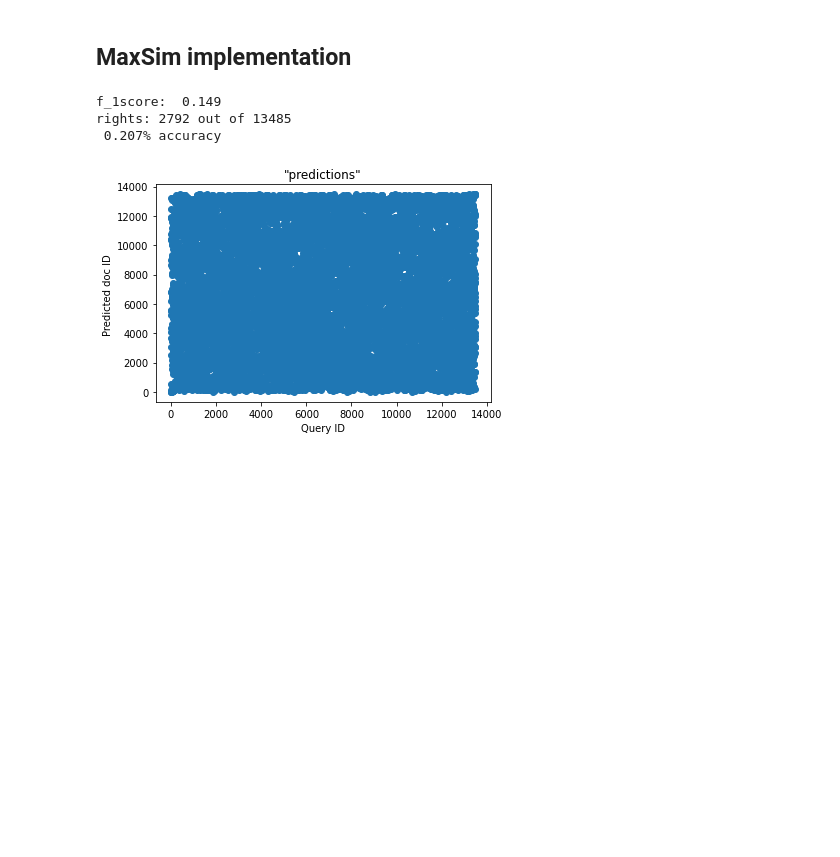
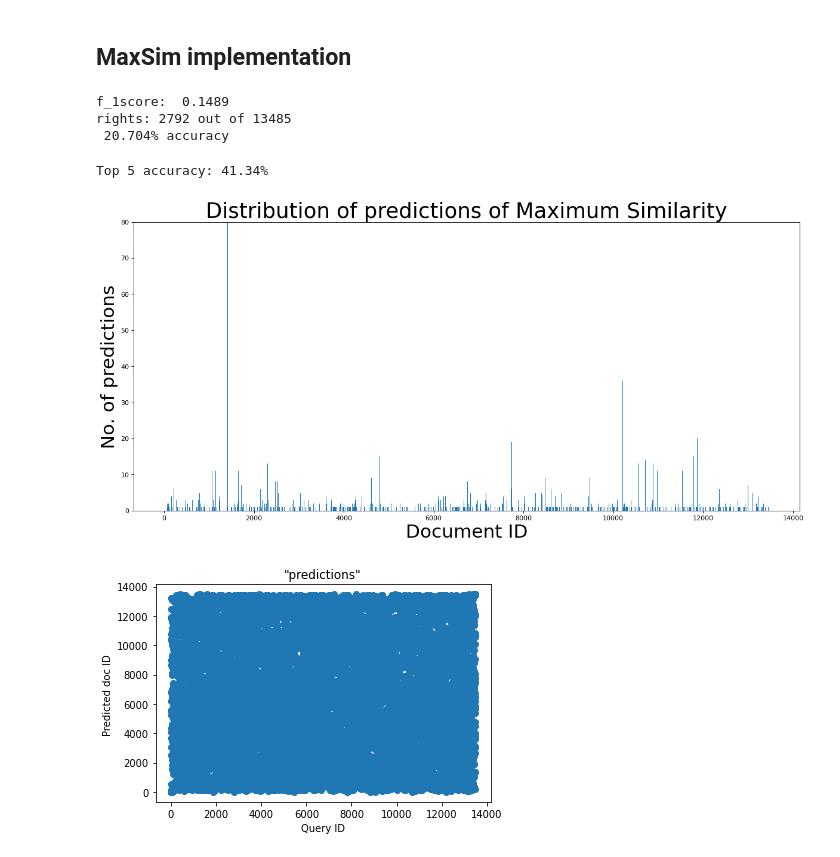
Before and after one commit to MartinBA741/SkillsColBERT, a Jupyter notebook: predict_colbert_XLM.ipynb, the cells around one changed output. Saved outputs shown, nothing was run; the diff lists cells and outputs as text; code cells hidden in the pictures; blank space fills up the shorter version.

```diff
--- a/predict_colbert_XLM.ipynb
+++ b/predict_colbert_XLM.ipynb
@@ -165,29 +180,47 @@ y_true = q_IDs
 y_pred = most_similar_docID
 
 # Calculate and display f1-score
-print('f_1score: ', round(f1_score(y_true, y_pred, average='weighted'),3))
+print('f_1score: ', round(f1_score(y_true, y_pred, average='weighted'),4))
 
 # Calculate correct and wrong predictions
 rights = sum(np.array(y_true) == np.array(y_pred))
 wrongs = sum(np.array(y_true) != np.array(y_pred))
 
 # Calculate and display accuracy score
-print(f'rights: {rights} out of {rights+wrongs} \n {np.round(rights/(rights+wrongs),3)}% accuracy')
+print(f'rights: {rights} out of {rights+wrongs} \n {np.round(rights/(rights+wrongs)*100,3)}% accuracy')
 # %% [output]
-f_1score:  0.149
+f_1score:  0.1489
 rights: 2792 out of 13485
- 0.207% accuracy
+ 20.704% accuracy
+# %%
+# In top k
+k=5
+
+# Similarity calculation
+mm = torch.matmul(q_outputs, torch.t(d_outputs))
+
+# find to k most similar
+maxSim, maks_idx = torch.topk(mm, k, largest=True)
+
+top_k_acc = accuracy_top_k(Q=q_outputs, pred_idx=maks_idx)
+
+print(f'Top {k} accuracy: {np.round(top_k_acc*100,2)}%' )
+# %% [output]
+Top 5 accuracy: 41.34%
 # %%
 # Distribution of "predictions"
-plt.figure(figsize=(16, 12), dpi=80)
+plt.figure(figsize=(18, 8), dpi=80)
 plt.hist(most_similar_docID, bins=q_outputs.shape[0])
-plt.title('Distribution of "predictions" of Maximum Similarity')
-plt.xlabel('Document ID')
-plt.ylabel('No. of predictions')
-#plt.ylim(0,100)
+plt.title('Distribution of predictions of Maximum Similarity', fontsize=32)
+plt.xlabel('Document ID', fontsize=28)
+
+plt.ylabel('No. of predictions', fontsize=28)
+plt.ylim(0,80)
 
 plt.savefig(r'J:\VOA\MABI\Deep Learning\my_DTU_project\images\xlm_distribution_MaxSim.png')
 plt.show()
+# %% [output]
+[figure, added]
 # %%
 # Distribution of "predictions"
 plt.scatter(q_IDs, most_similar_docID)
```
Also changed, not shown: parts of 5 cells of this notebook, 1 other file.
